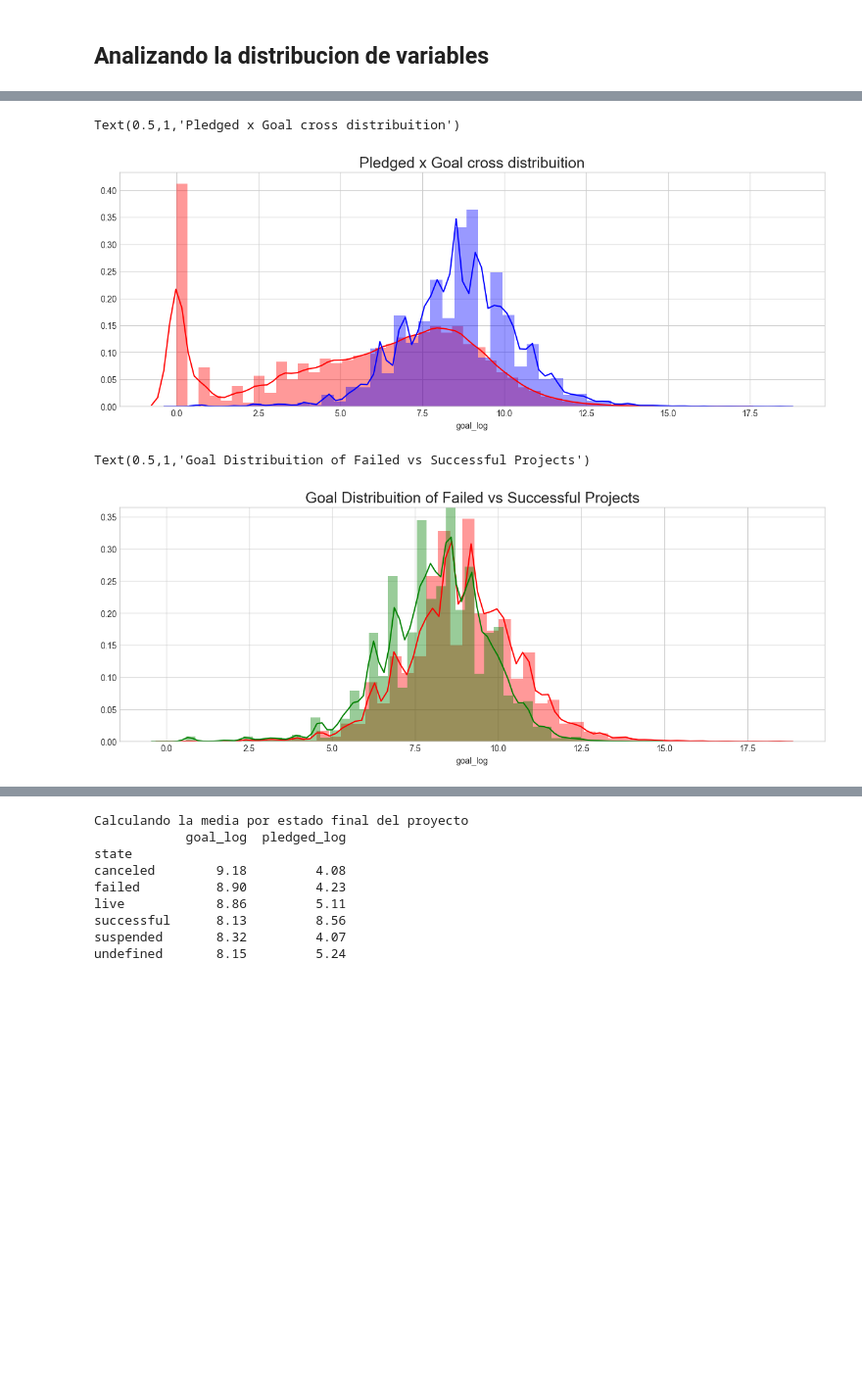
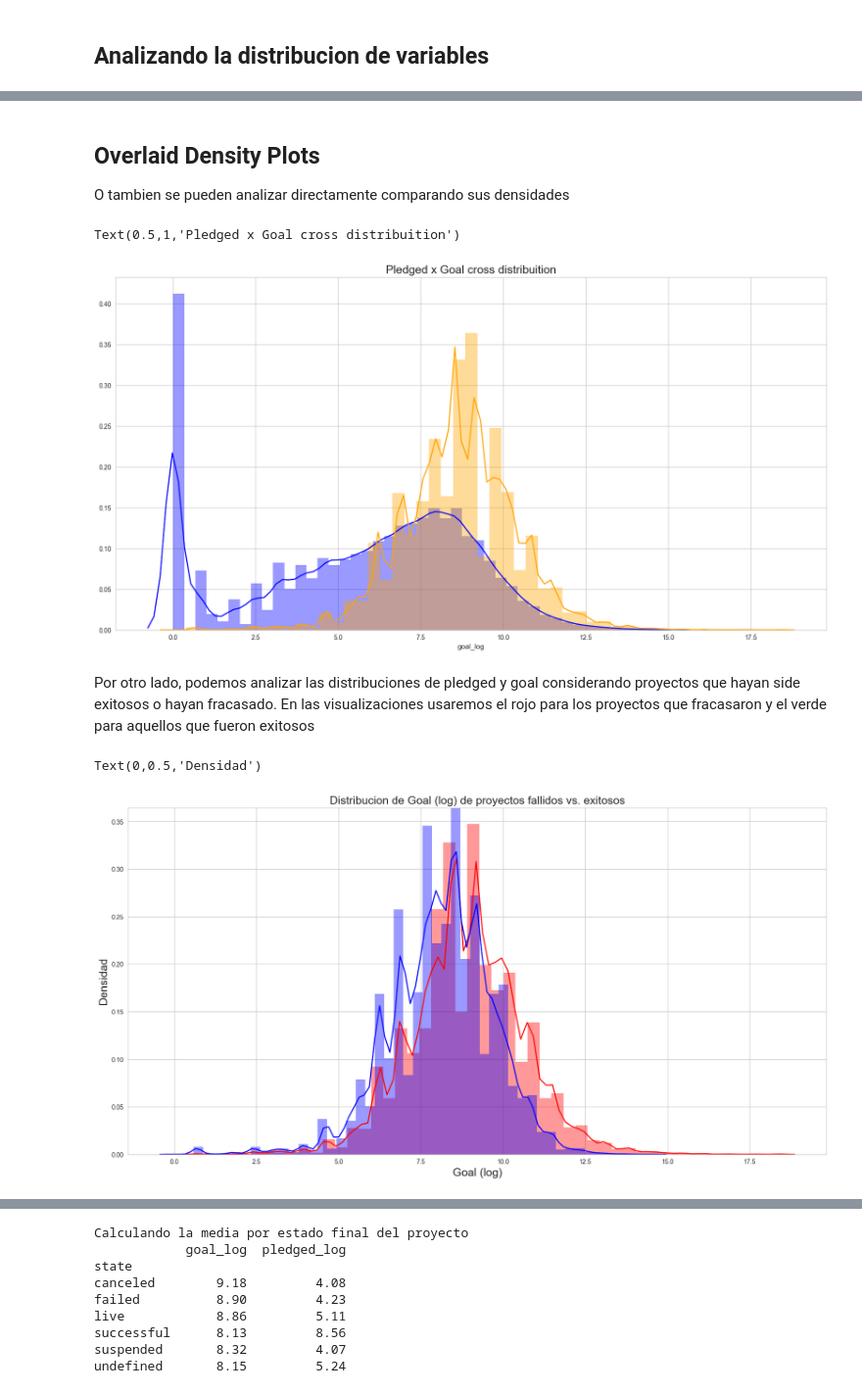
Before and after one commit to idontdomath/datos-exploratory-data-analysis, a Jupyter notebook: 2018-class02/01-kickstarter-projects.ipynb, the cells around one changed output, grey strips where cells are left out. Shown at 98% size. Drawn from its saved outputs; the diff is of its cells as text; code cells hidden in the pictures; blank space fills up the shorter version.

```diff
--- a/2018-class02/01-kickstarter-projects.ipynb
+++ b/2018-class02/01-kickstarter-projects.ipynb
@@ -40,13 +40,14 @@ En general realizaremos el análisis del mismo sobre uno o varios Dataframes.
 - Concatenacion y Join (Merge) de data frames.
 # %%
+# importacion general de librerias y de visualizacion (matplotlib y seaborn)
 import pandas as pd
 import numpy as np
 import matplotlib.pyplot as plt
+import seaborn as sns
 
 %matplotlib inline
 
-import matplotlib.pyplot as plt
-import seaborn as sns
+plt.style.use('default') # haciendo los graficos un poco mas bonitos en matplotlib
+plt.rcParams['figure.figsize'] = (20, 10)
 
-plt.style.use('default') # haciendo los graficos un poco mas bonitos xD
-plt.rcParams['figure.figsize'] = (15, 5)
+sns.set(style="whitegrid") # seteando tipo de grid en seaborn
@@ -173,6 +256,4 @@ projects_2017.describe()
 # %%
 # creamos nuevas columnas en escala logaritmica
-projects_2017["pledged_log"] = np.log(projects_2017["pledged"]+ 1)
+projects_2017["pledged_log"] = np.log(projects_2017["pledged"]+1)
 projects_2017["goal_log"] = np.log(projects_2017["goal"]+ 1)
-projects_2017["usd_pledged_real_log"] = np.log(projects_2017["usd_pledged_real"]+ 1)
-projects_2017["usd_goal_real_log"] = np.log(projects_2017["usd_goal_real"]+ 1)
@@ -207,18 +313,28 @@ projects_2017[["pledged_log","goal_log"]].plot.hist(bins=50,alpha=0.5)
+# %% [markdown]
+## Overlaid Density Plots
+
+O tambien se pueden analizar directamente comparando sus densidades
 # %%
-g = sns.distplot(projects_2017['pledged_log'], color='r')
-g = sns.distplot(projects_2017['goal_log'], color='b')
+# TODO referencias por color en la visualizacion
+g = sns.distplot(projects_2017['pledged_log'], color='blue', label='pledged (log)')
+g = sns.distplot(projects_2017['goal_log'], color='orange', label='goal (log)')
 g.set_title("Pledged x Goal cross distribuition", fontsize=18)
 # %% [output]
 Text(0.5,1,'Pledged x Goal cross distribuition')
-[figure, old version]
+[figure, new version]
+# %% [markdown]
+Por otro lado, podemos analizar las distribuciones de pledged y goal considerando proyectos que hayan side exitosos o hayan fracasado. En las visualizaciones usaremos el rojo para los proyectos que fracasaron y el verde para aquellos que fueron exitosos
 # %%
 failed = projects_2017[projects_2017["state"] == "failed"]
 success = projects_2017[projects_2017["state"] == "successful"]
 # %%
+# TODO referencias por color en la visualizacion
 g = sns.distplot(failed['goal_log'], color='r')
-g = sns.distplot(success['goal_log'], color='g')
-g.set_title("Goal Distribuition of Failed vs Successful Projects", fontsize=18)
+g = sns.distplot(success['goal_log'], color='b')
+g.set_title("Distribucion de Goal (log) de proyectos fallidos vs. exitosos", fontsize=18)
+g.set_xlabel("Goal (log)",fontsize=18)
+g.set_ylabel("Densidad", fontsize=18)
 # %% [output]
-Text(0.5,1,'Goal Distribuition of Failed vs Successful Projects')
+Text(0,0.5,'Densidad')
-[figure, old version]
+[figure, new version]
 # %%
```
Also changed, not shown: parts of 94 cells of this notebook, 1 other file.
